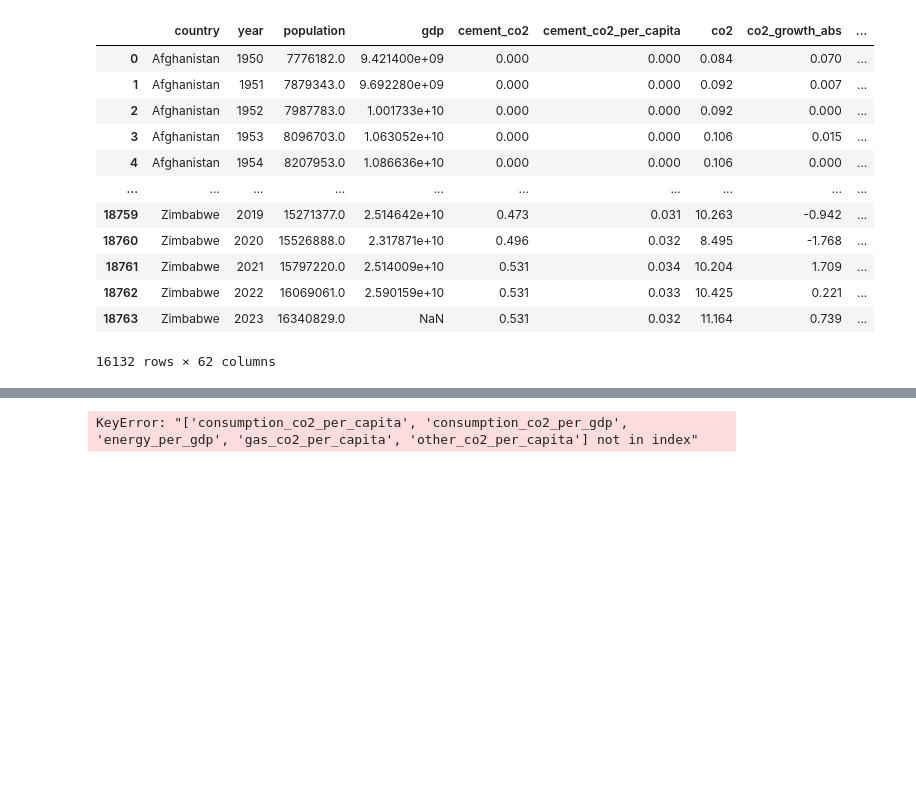
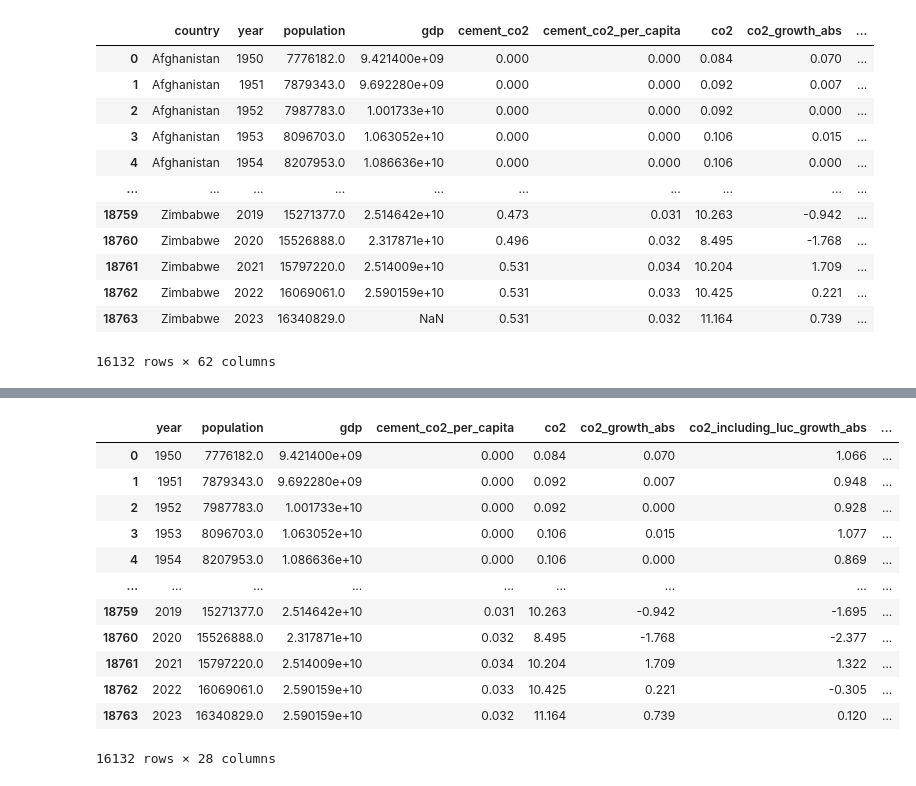
Before and after one commit to KaungHtetCho-22/Decarbonize-TH, a Jupyter notebook: carbon/data-cleaning.ipynb, the cells around one changed output, grey strips where cells are left out. Saved outputs shown, nothing was run; the diff lists cells and outputs as text; code cells hidden in the pictures; blank space fills up the shorter version.

```diff
--- a/carbon/data-cleaning.ipynb
+++ b/carbon/data-cleaning.ipynb
@@ -104,18 +154,29 @@ df
 # %%
 cols = ['year', 'population', 'gdp', 'cement_co2_per_capita', 'co2',
        'co2_growth_abs', 'co2_including_luc_growth_abs',
        'co2_including_luc_per_capita', 'co2_including_luc_per_gdp',
        'co2_including_luc_per_unit_energy', 'co2_per_capita', 'co2_per_gdp',
        'co2_per_unit_energy', 'coal_co2_per_capita',
        'energy_per_capita', 'flaring_co2_per_capita',
        'ghg_excluding_lucf_per_capita', 'ghg_per_capita',
        'land_use_change_co2_per_capita', 'methane_per_capita',
        'nitrous_oxide_per_capita', 'oil_co2_per_capita',
        'primary_energy_consumption',
        'temperature_change_from_co2', 'temperature_change_from_ghg',
        'temperature_change_from_n2o', 'total_ghg', 'total_ghg_excluding_lucf']
-'consumption_co2_per_capita', 'consumption_co2_per_gdp', 'energy_per_gdp', 'gas_co2_per_capita', 'other_co2_per_capita'
 final_df = df[cols]
 final_df
 # %% [output]
+|  | year | population | gdp | cement_co2_per_capita | co2 | co2_growth_abs | co2_including_luc_growth_abs | ... |
+| 0 | 1950 | 7776182.0 | 9.421400e+09 | 0.000 | 0.084 | 0.070 | 1.066 | ... |
+| 1 | 1951 | 7879343.0 | 9.692280e+09 | 0.000 | 0.092 | 0.007 | 0.948 | ... |
+| 2 | 1952 | 7987783.0 | 1.001733e+10 | 0.000 | 0.092 | 0.000 | 0.928 | ... |
+| 3 | 1953 | 8096703.0 | 1.063052e+10 | 0.000 | 0.106 | 0.015 | 1.077 | ... |
+| 4 | 1954 | 8207953.0 | 1.086636e+10 | 0.000 | 0.106 | 0.000 | 0.869 | ... |
+| ... | ... | ... | ... | ... | ... | ... | ... | ... |
+| 18759 | 2019 | 15271377.0 | 2.514642e+10 | 0.031 | 10.263 | -0.942 | -1.695 | ... |
+| 18760 | 2020 | 15526888.0 | 2.317871e+10 | 0.032 | 8.495 | -1.768 | -2.377 | ... |
+| 18761 | 2021 | 15797220.0 | 2.514009e+10 | 0.034 | 10.204 | 1.709 | 1.322 | ... |
+| 18762 | 2022 | 16069061.0 | 2.590159e+10 | 0.033 | 10.425 | 0.221 | -0.305 | ... |
+| 18763 | 2023 | 16340829.0 | 2.590159e+10 | 0.032 | 11.164 | 0.739 | 0.120 | ... |
-KeyError: "['consumption_co2_per_capita', 'consumption_co2_per_gdp', 'energy_per_gdp', 'gas_co2_per_capita', 'other_co2_per_capita'] not in index"
+16132 rows × 28 columns
```
Also changed, not shown: parts of 25 cells of this notebook, 8 other files.
